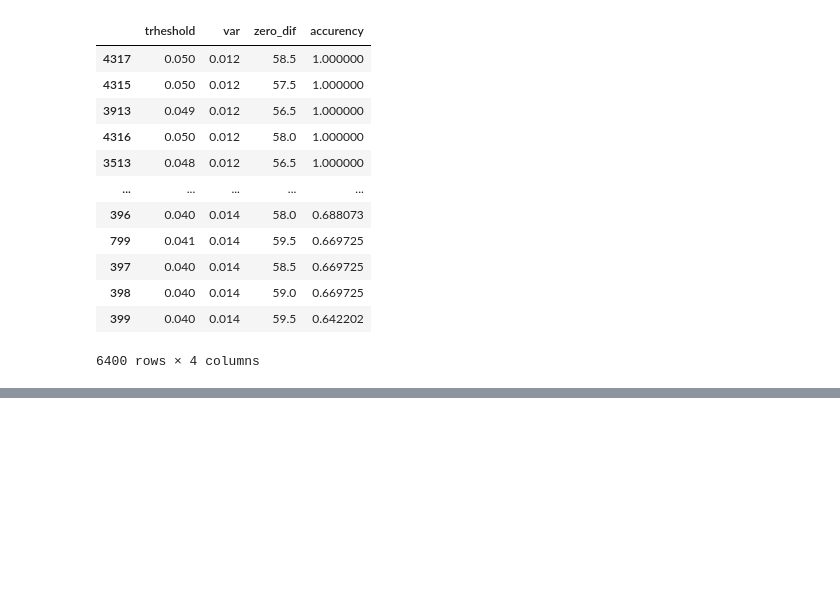
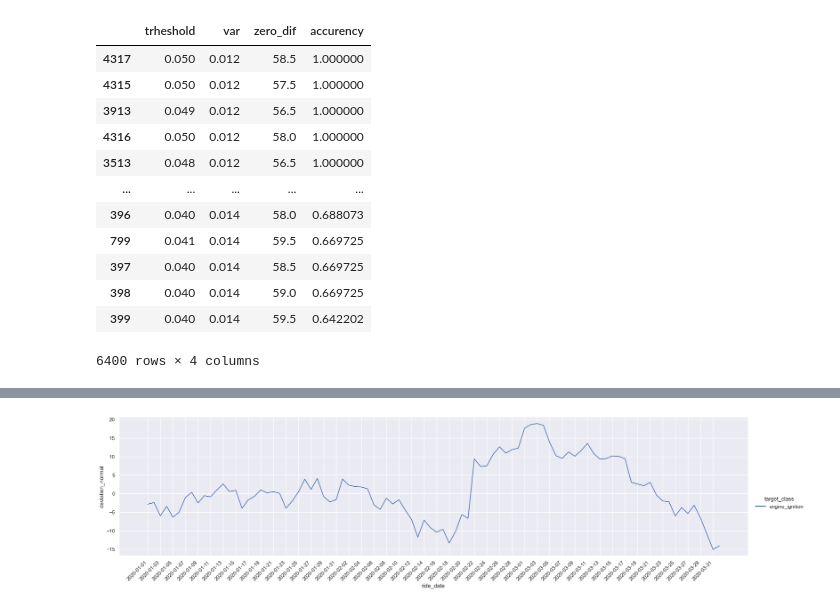
Before and after one commit to konstantin-samsonov/course-by-data-feeling, a Jupyter notebook: notebooks/03.2_feature_engineering_tasks.ipynb, the cells around one changed output, grey strips where cells are left out. Cells and saved outputs as stored; diff of their text form; code cells hidden in the pictures; blank space fills up the shorter version.

```diff
--- a/notebooks/03.2_feature_engineering_tasks.ipynb
+++ b/notebooks/03.2_feature_engineering_tasks.ipynb
@@ -290,0 +307,3 @@ train
+# %%
+df = pd.read_csv('https://stepik.org/media/attachments/lesson/779914/make_gold_features.csv')
+solution = pd.read_csv('../data/03.2.9_make_gold_features_example.csv')
@@ -290,0 +326,11 @@ train
+# %%
+sns.relplot(
+    data=df[df['car_id']=='b12101843B'],
+    x="ride_date",
+    y="deviation_normal",
+    hue="target_class",
+    kind="line",
+    aspect=4,
+).set_xticklabels(rotation=45, horizontalalignment="right", step=2);
+# %% [output]
+[figure, added]
```
Also changed, not shown: parts of 9 cells of this notebook, 3 other files.
